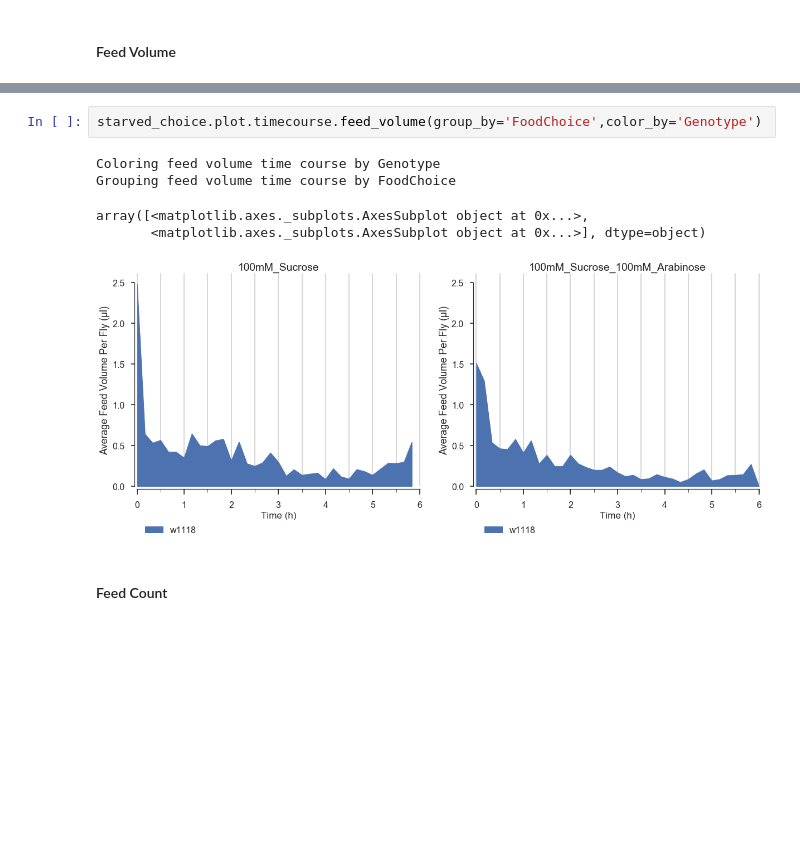
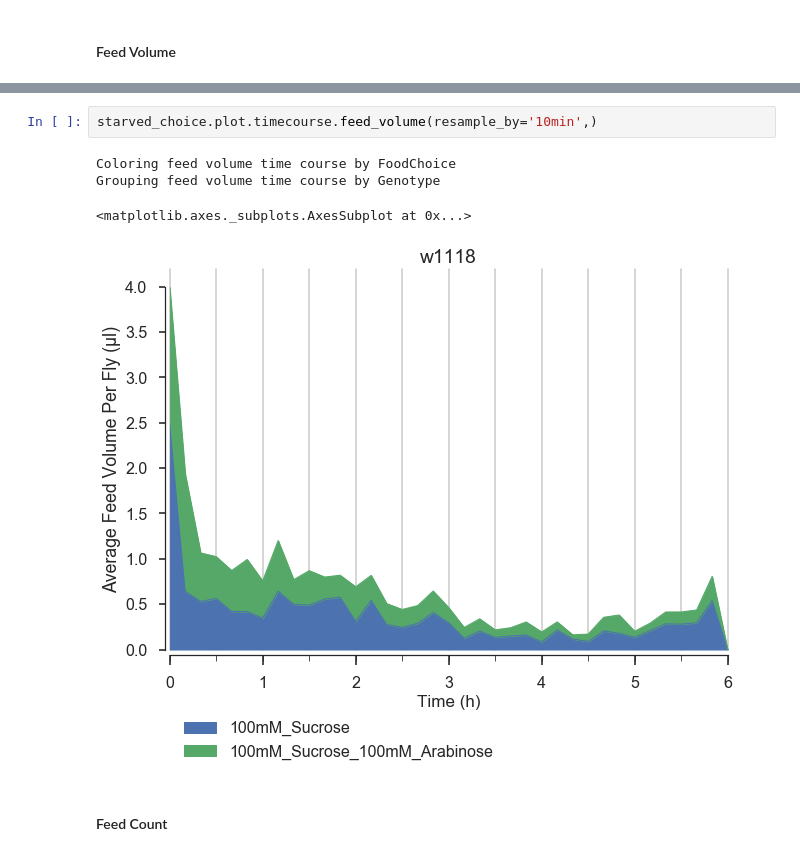
Before and after one commit to ACCLAB/espresso, a Jupyter notebook: jupyter-nb/espresso plotting module dev.ipynb, the cells around one changed output, grey strips where cells are left out. Cells and saved outputs as stored; diff of their text form; blank space fills up the shorter version.

```diff
--- a/jupyter-nb/espresso plotting module dev.ipynb
+++ b/jupyter-nb/espresso plotting module dev.ipynb
@@ -134,11 +105,10 @@ Grouping feed volume time course by FoodChoice
 # %%
-starved_choice.plot.timecourse.feed_volume(group_by='FoodChoice',color_by='Genotype')
+starved_choice.plot.timecourse.feed_volume(resample_by='10min',)
 # %% [output]
-Coloring feed volume time course by Genotype
-Grouping feed volume time course by FoodChoice
+Coloring feed volume time course by FoodChoice
+Grouping feed volume time course by Genotype
-array([<matplotlib.axes._subplots.AxesSubplot object at 0x...>,
-       <matplotlib.axes._subplots.AxesSubplot object at 0x...>], dtype=object)
+<matplotlib.axes._subplots.AxesSubplot at 0x...>
-[figure, old version]
+[figure, new version]
 # %% [markdown]
 #### Feed Count
 # %%
```
Also changed, not shown: parts of 13 cells of this notebook, 1 other file.
